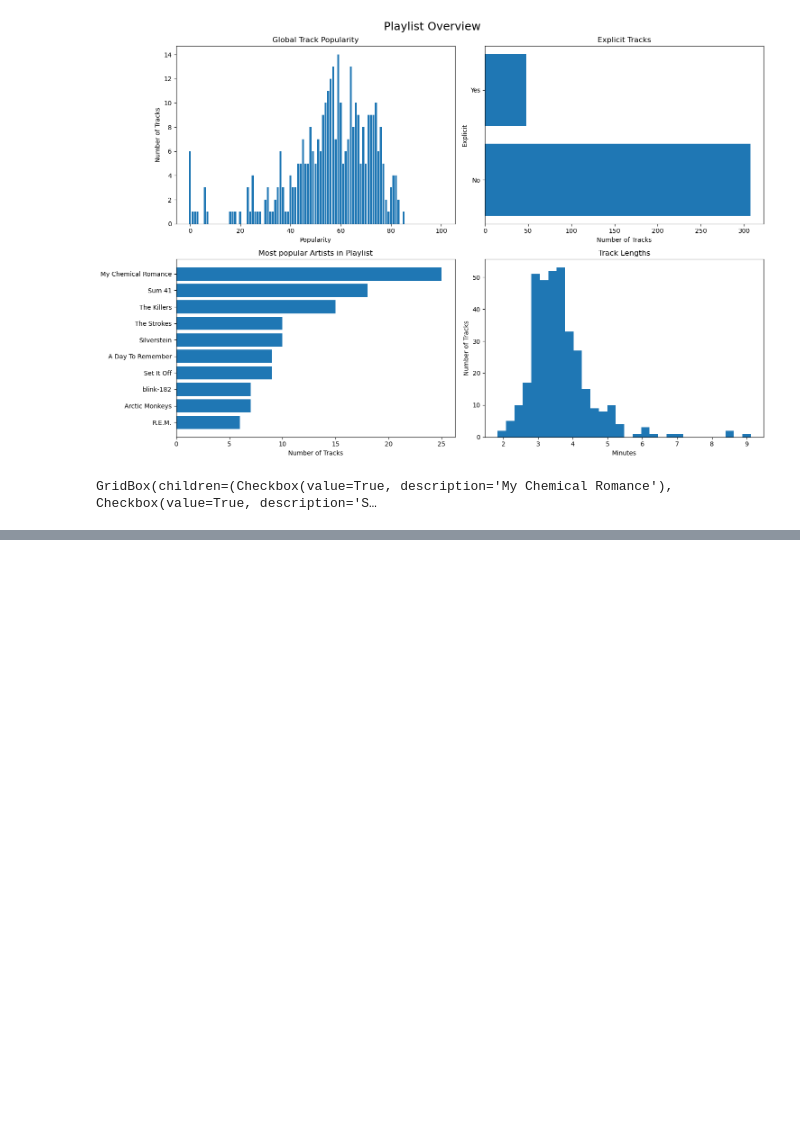
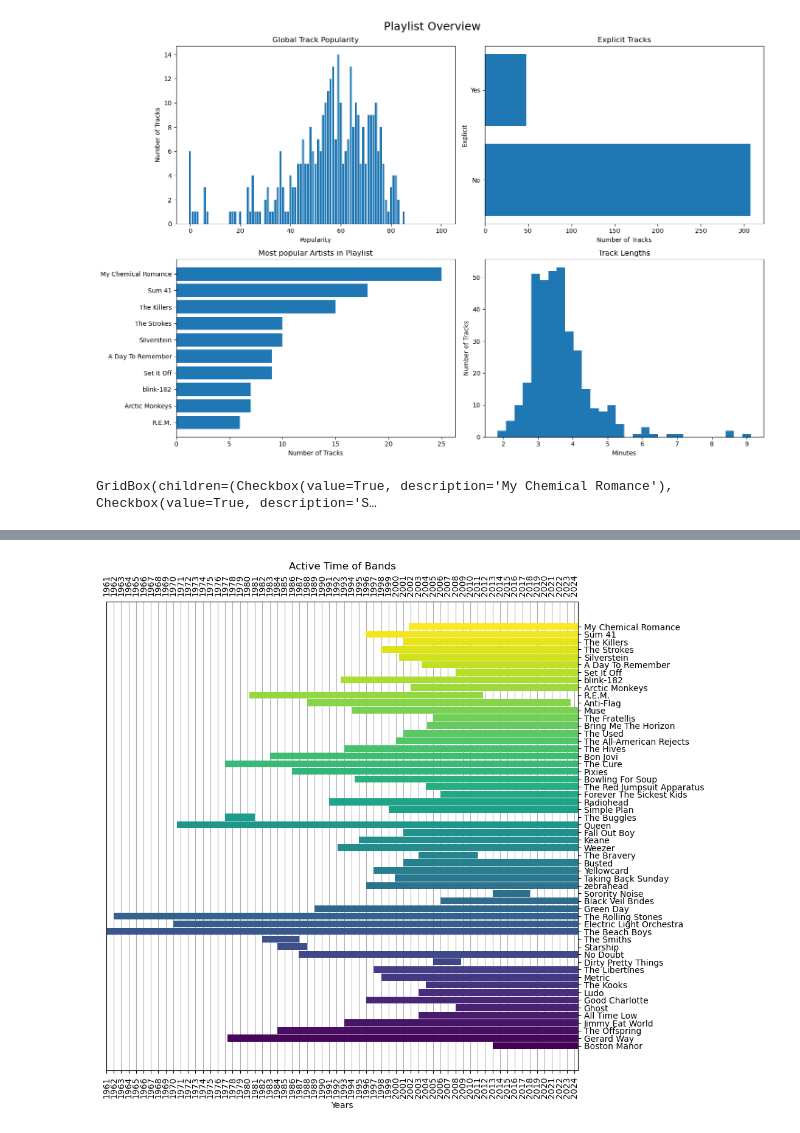
Before and after one commit to PatrickSinger99/SpotifyMusicAnalysis, a Jupyter notebook: spotify_music_analysis.ipynb, the cells around one changed output, grey strips where cells are left out. Cells and saved outputs as stored; diff of their text form; code cells hidden in the pictures; blank space fills up the shorter version.

```diff
--- a/spotify_music_analysis.ipynb
+++ b/spotify_music_analysis.ipynb
@@ -15,6 +20,7 @@ refetch_data = False
 # Paths
 playlist_content_save_path = "./playlist_content_data.json"
 album_content_save_path = "./album_content_data.json"
+artist_content_save_path = "./artist_content_data.json"
 # %% [markdown]
 ## 1. Get Access Token
 Use the spotify developer credentials in the `credentials.json` file to generate an access token (valid for 1 hour).
@@ -274,0 +375,19 @@ response.json()
+# %%
+prepared_artist_data = []
+
+for artist, artist_info in all_artists_info.items():
+
+    releases = []
+    for release in artist_info["release-groups"]:
+        releases.append({
+            "name": release['title'],
+            "type": release['primary-type'],
+            "date": prepare_date(release['first-release-date'])
+        })
+
+    artist_dict = {"name": artist,
+                   "start": prepare_date(artist_info['life-span']['begin']),
+                   "end": None if artist_info['life-span']['end'] is None else prepare_date(artist_info['life-span']['end']),
+                   "releases": releases}
+
+    prepared_artist_data.append(artist_dict)
@@ -274,0 +422,46 @@ response.json()
+# %%
+current_date = datetime.now()
+bands_active_periods = [(band["name"], datetime.strptime(band["start"], '%Y-%m-%d'),
+                         current_date if band["end"] is None else datetime.strptime(band["end"], '%Y-%m-%d'))
+                        for band in prepared_artist_data[::-1]]
+
+# Sort bands by start date
+# bands_active_periods.sort(key=lambda x: x[1])
+
+N = len(bands_active_periods)
+colors = cm.viridis(np.linspace(0, 1, N))
+
+fig, ax = plt.subplots(figsize=(10, 10))
+# Add horizontal bars for each band
+for i, (band, start, end) in enumerate(bands_active_periods):
+    ax.barh(i, (end - start).days, left=start, height=.9, align='center', color=colors[i])
+
+# Set the y-axis labels to the band names
+ax.set_yticks(range(len(bands_active_periods)))
+ax.set_yticklabels([band[0] for band in bands_active_periods])
+ax.yaxis.set_tick_params(labelright=True, labelleft=False)
+ax.yaxis.tick_right()
+ax.xaxis.set_tick_params(labeltop=True)
+
+# Format the x-axis to display dates
+ax.xaxis_date()
+ax.xaxis.set_major_locator(mdates.YearLocator())
+ax.xaxis.set_major_formatter(mdates.DateFormatter('%Y'))
+
+earliest_start_date = min(bands_active_periods, key=lambda x: x[1])[1]
+ax.set_xlim([earliest_start_date, current_date])
+
+# Rotate x-axis labels by 90 degrees
+for label in ax.get_xticklabels():
+    label.set_rotation(90)
+
+# Optionally, add grid lines and labels
+ax.grid(True, axis='x')
+ax.set_axisbelow(True)
+plt.xlabel('Years')
+plt.title('Active Time of Bands')
+
+# Show the plot
+plt.show()
+# %% [output]
+[figure, added]
```
Also changed, not shown: parts of 15 cells of this notebook.
